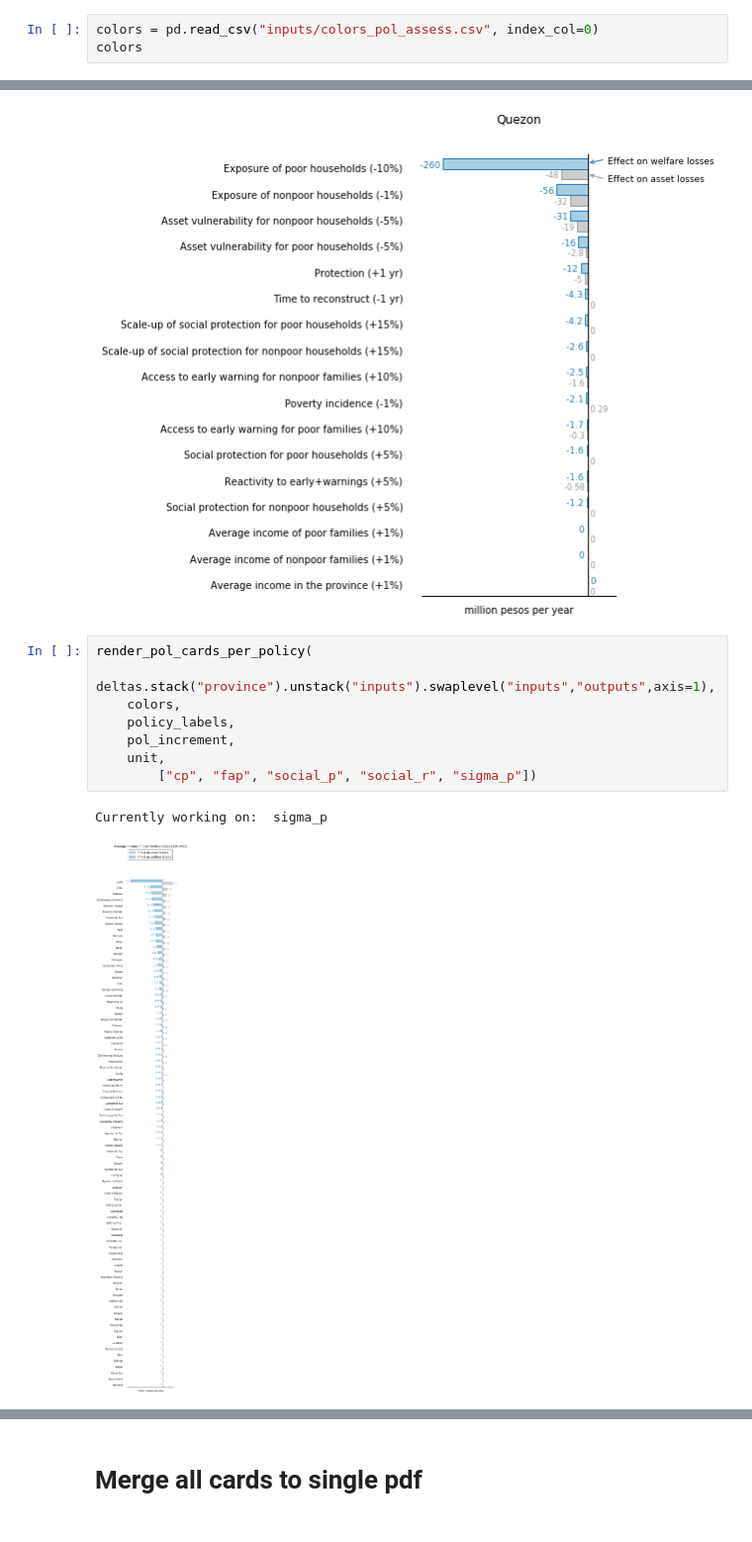
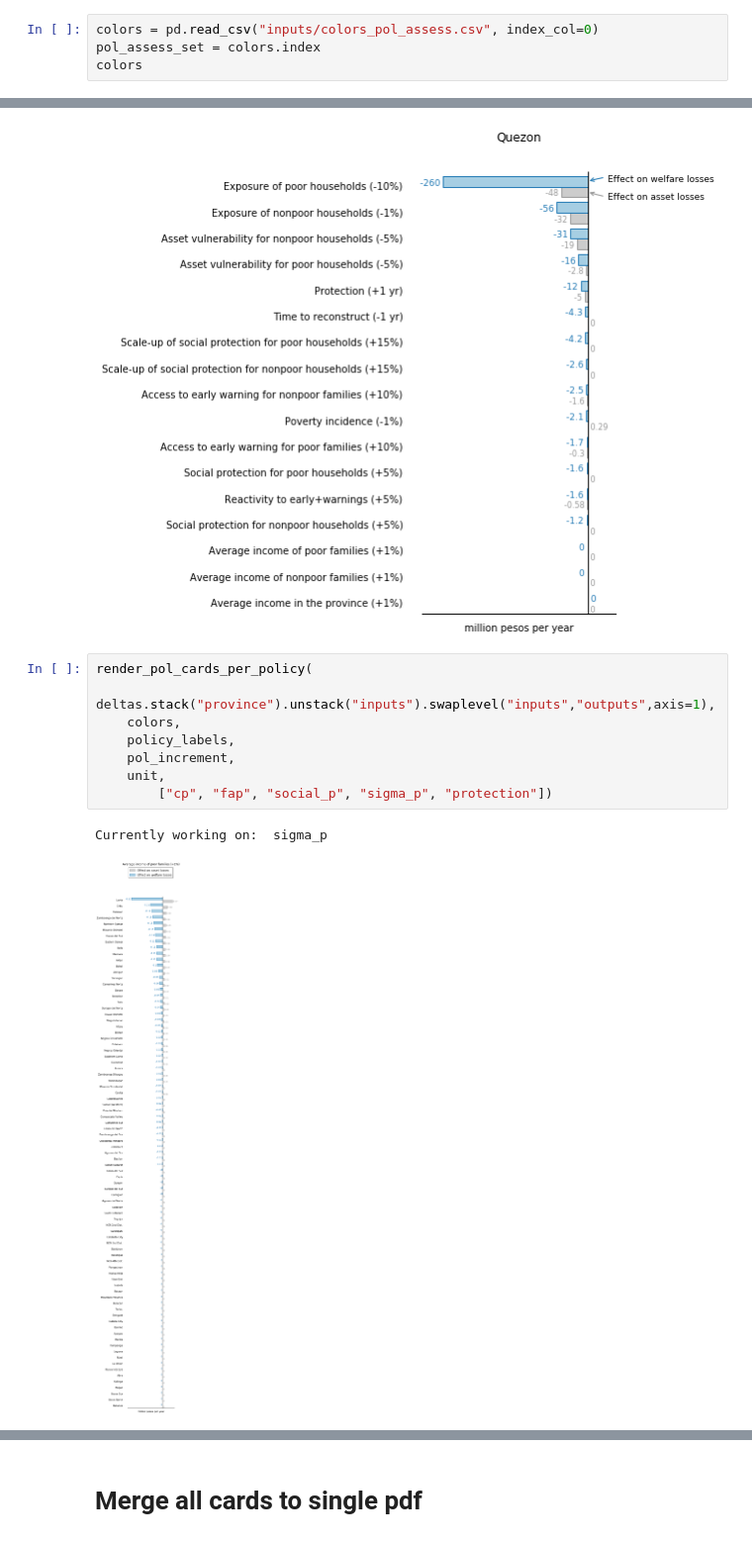
Before and after one commit to adrivsh/resilience_indicator_phl, a Jupyter notebook: policy_assessment_demo.ipynb, the cells around one changed output, grey strips where cells are left out. Shown: that part at 99% size. Saved outputs shown, nothing was run; the diff lists cells and outputs as text.

Commit message:
pol assess

```diff
--- a/policy_assessment_demo.ipynb
+++ b/policy_assessment_demo.ipynb
@@ -42,6 +42,7 @@ pol_increment = policy_info.increment
 # Parameters
 # %%
 colors = pd.read_csv("inputs/colors_pol_assess.csv", index_col=0)
+pol_assess_set = colors.index
 colors
 # %% [output]
 |  | color | edgecolor | alpha |
@@ -95,11 +96,11 @@ Currently working on:  Quezon
 # %%
 render_pol_cards_per_policy(
     deltas.stack("province").unstack("inputs").swaplevel("inputs","outputs",axis=1),
     colors,
     policy_labels,
     pol_increment,
     unit,
-        ["cp", "fap", "social_p", "social_r", "sigma_p"])
+        ["cp", "fap", "social_p", "sigma_p", "protection"])
 # %% [output]
 Currently working on:  sigma_p
-[figure, old version]
+[figure, new version]
```
Also changed, not shown: parts of 8 cells of this notebook.
